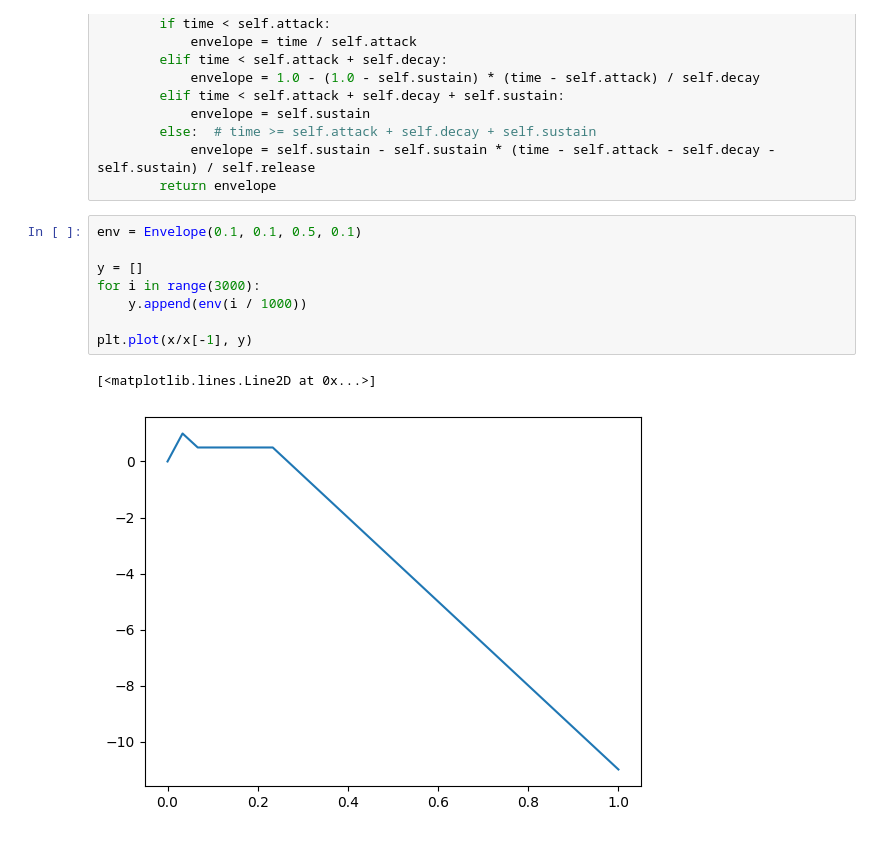
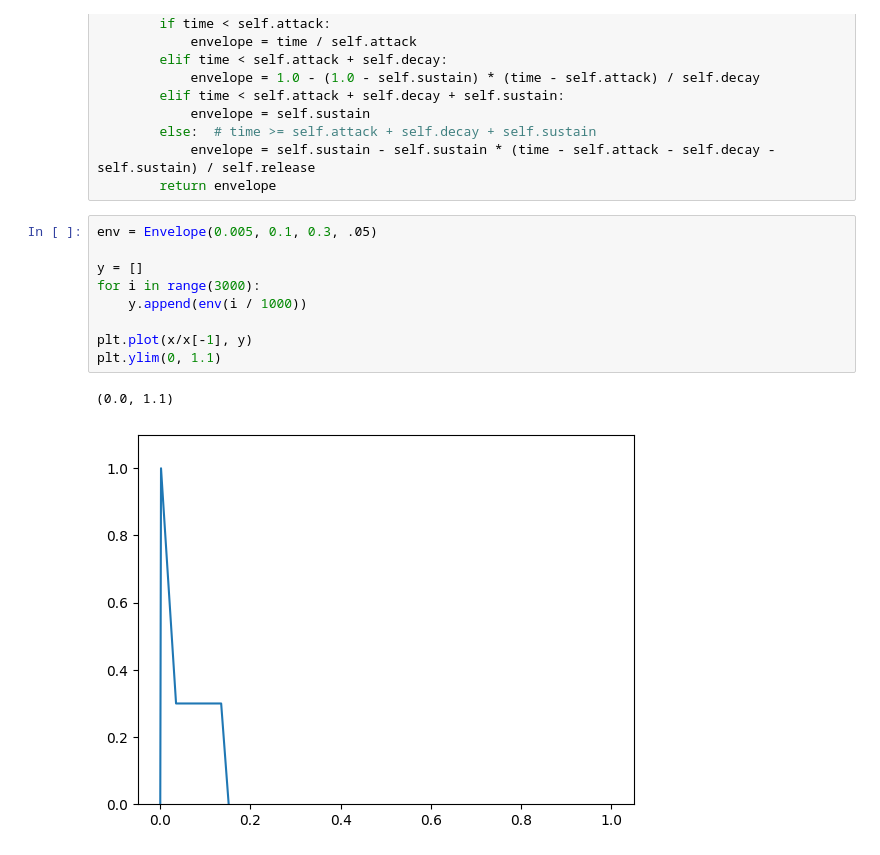
Before and after one commit to simutisernestas/asynth, a Jupyter notebook: scripts/sandbox.ipynb, the cells around one changed output. Cells and saved outputs as stored; diff of their text form.

```diff
--- a/scripts/sandbox.ipynb
+++ b/scripts/sandbox.ipynb
@@ -42,13 +42,14 @@ class Envelope:
             envelope = self.sustain - self.sustain * (time - self.attack - self.decay - self.sustain) / self.release
         return envelope
 # %%
-env = Envelope(0.1, 0.1, 0.5, 0.1)
+env = Envelope(0.005, 0.1, 0.3, .05)
 
 y = []
 for i in range(3000):
     y.append(env(i / 1000))
 
 plt.plot(x/x[-1], y)
+plt.ylim(0, 1.1)
 # %% [output]
-[<matplotlib.lines.Line2D at 0x...>]
+(0.0, 1.1)
-[figure, old version]
+[figure, new version]
```
Also changed, not shown: 5 other files.
